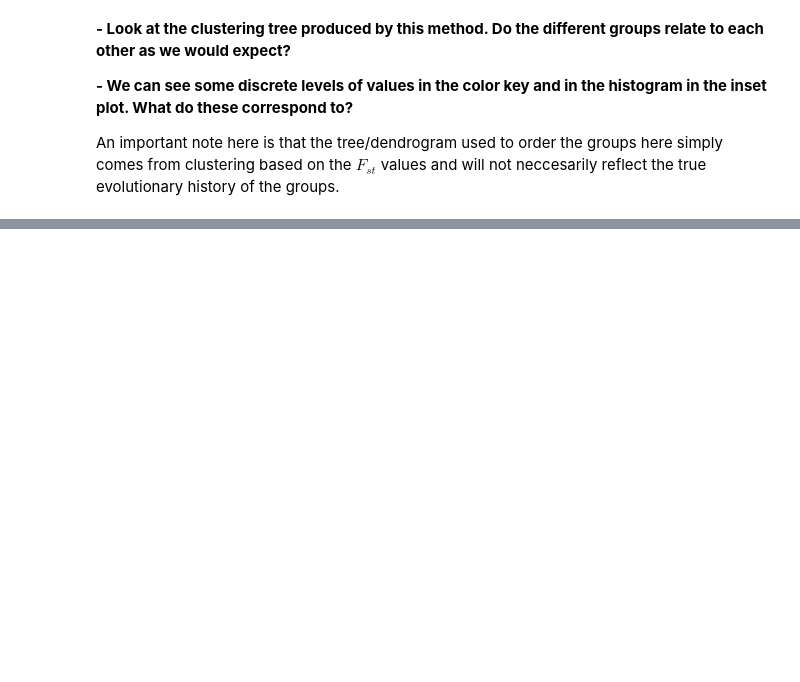
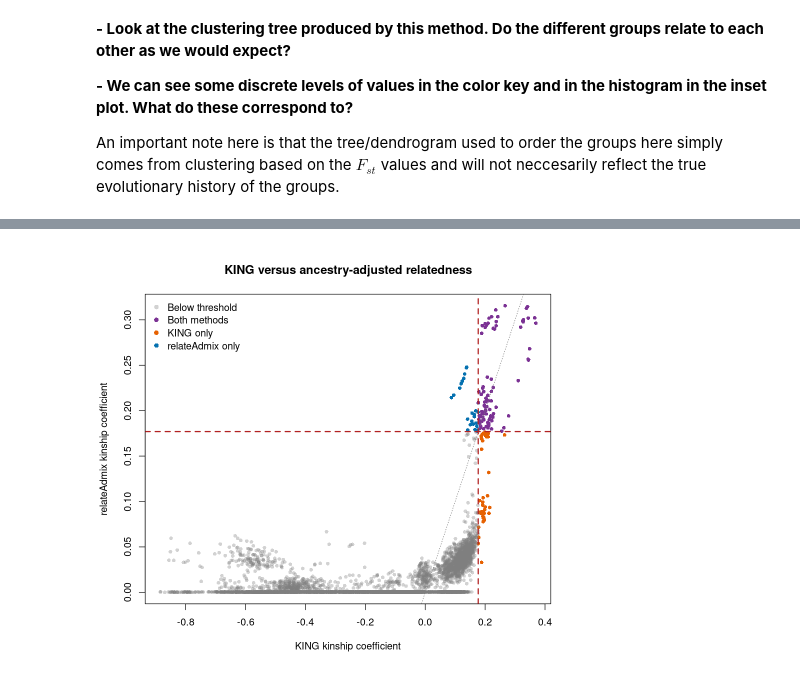
Before and after one commit to popgenDK/courses, a Jupyter notebook: kenya2026/exercises/Day4/Related&Fst.ipynb, the cells around one changed output, grey strips where cells are left out. Cells and saved outputs as stored; diff of their text form; code cells hidden in the pictures; blank space fills up the shorter version.

```diff
--- a/kenya2026/exercises/Day4/Related&Fst.ipynb
+++ b/kenya2026/exercises/Day4/Related&Fst.ipynb
@@ -371,0 +836,64 @@ display_quiz('https://raw.githubusercontent.com/popgenDK/courses/main/kenya2026/
+# %%
+##main scatter plot
+
+  kinship_cutoff <- 0.177
+
+  comparison$classification <- with(
+    comparison,
+    ifelse(
+      KINSHIP >= kinship_cutoff &
+        RELATE_KINSHIP >= kinship_cutoff,
+      "Both methods",
+      ifelse(
+        KINSHIP >= kinship_cutoff,
+        "KING only",
+        ifelse(
+          RELATE_KINSHIP >= kinship_cutoff,
+          "relateAdmix only",
+          "Below threshold"
+        )
+      )
+    )
+  )
+
+  point_colours <- c(
+    "Below threshold" = adjustcolor("grey50", alpha.f = 0.35),
+    "Both methods" = "#7B3294",
+    "KING only" = "#E66101",
+    "relateAdmix only" = "#0571B0"
+  )
+
+  options(repr.plot.width = 8, repr.plot.height = 7)
+
+  plot(
+    comparison$KINSHIP,
+    comparison$RELATE_KINSHIP,
+    pch = 16,
+    cex = 0.8,
+    col = point_colours[comparison$classification],
+    xlab = "KING kinship coefficient",
+    ylab = "relateAdmix kinship coefficient",
+    main = "KING versus ancestry-adjusted relatedness"
+  )
+
+  # Equal estimates
+  abline(a = 0, b = 1, col = "grey50", lty = 3)
+
+  # First-degree threshold
+  abline(
+    v = kinship_cutoff,
+    h = kinship_cutoff,
+    col = "firebrick",
+    lty = 2,
+    lwd = 2
+  )
+
+  legend(
+    "topleft",
+    legend = names(point_colours),
+    col = point_colours,
+    pch = 16,
+    bty = "n"
+  )
+# %% [output]
+[figure, added]
```
Also changed, not shown: parts of 64 cells of this notebook.
